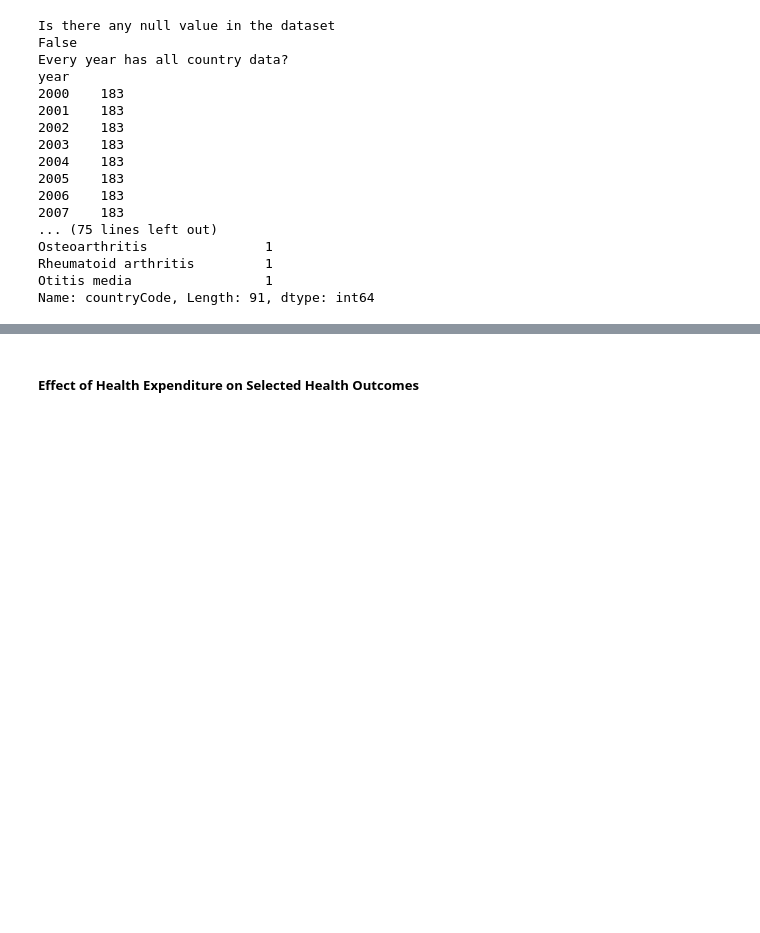
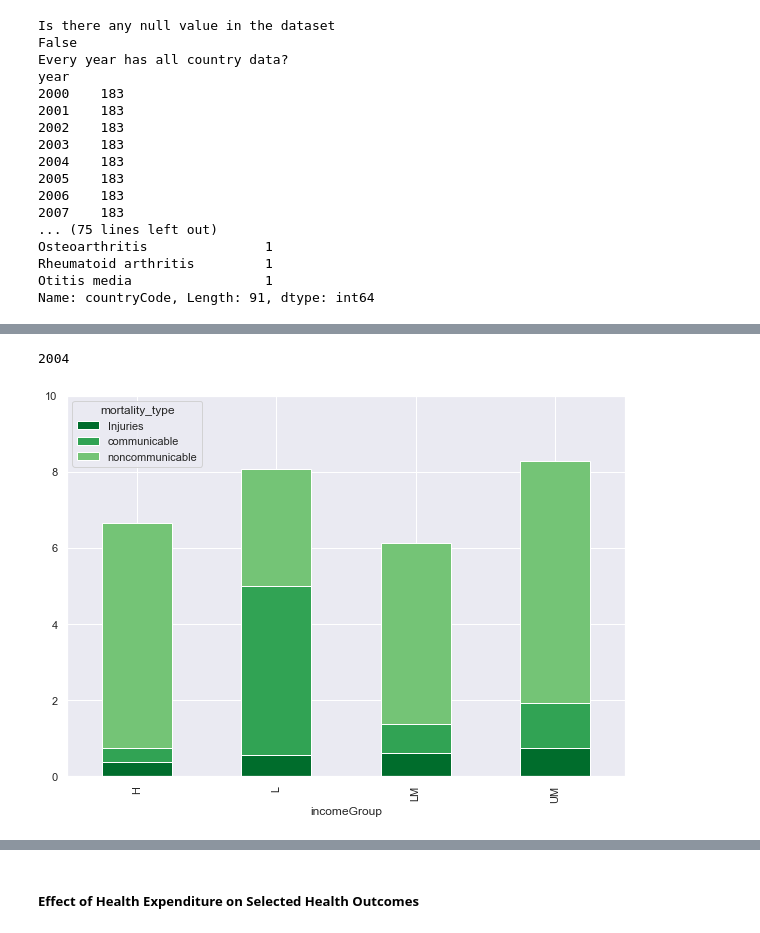
Before and after one commit to ABELAAAZ/2022Spring_Finals, a Jupyter notebook: analysis_visualization.ipynb, the cells around one changed output, grey strips where cells are left out. Saved outputs shown, nothing was run; the diff lists cells and outputs as text; code cells hidden in the pictures; blank space fills up the shorter version.

```diff
--- a/analysis_visualization.ipynb
+++ b/analysis_visualization.ipynb
@@ -506,0 +94,7 @@ plt.show()
+# %%
+
+print('2004')
+Topdeathtype_incomegroup_year_2004=functions.Topdeathtype_incomegroup_year(global_data_1, 2004)
+# %% [output]
+2004
+[figure, added]
```
Also changed, not shown: parts of 52 cells of this notebook, 1 other file.
